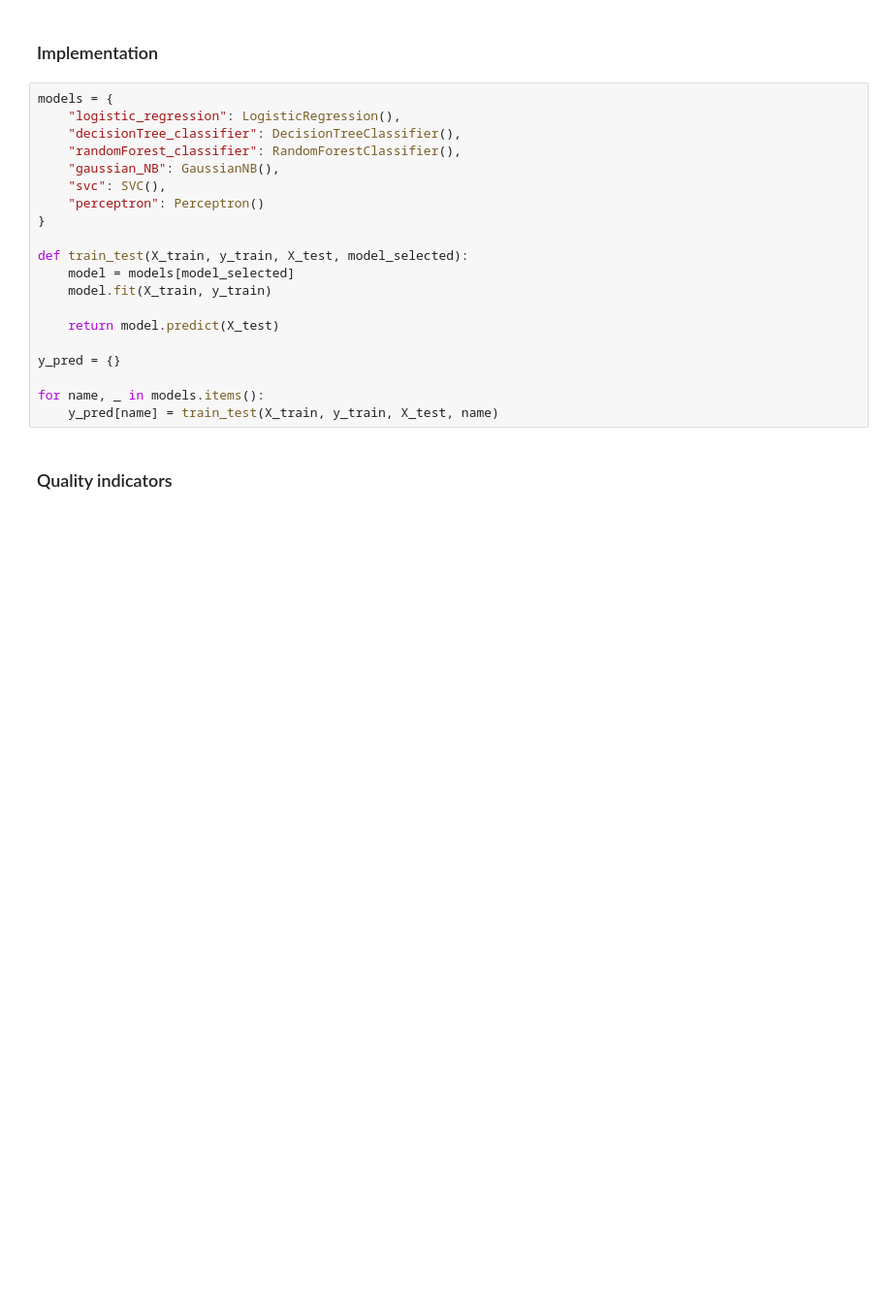
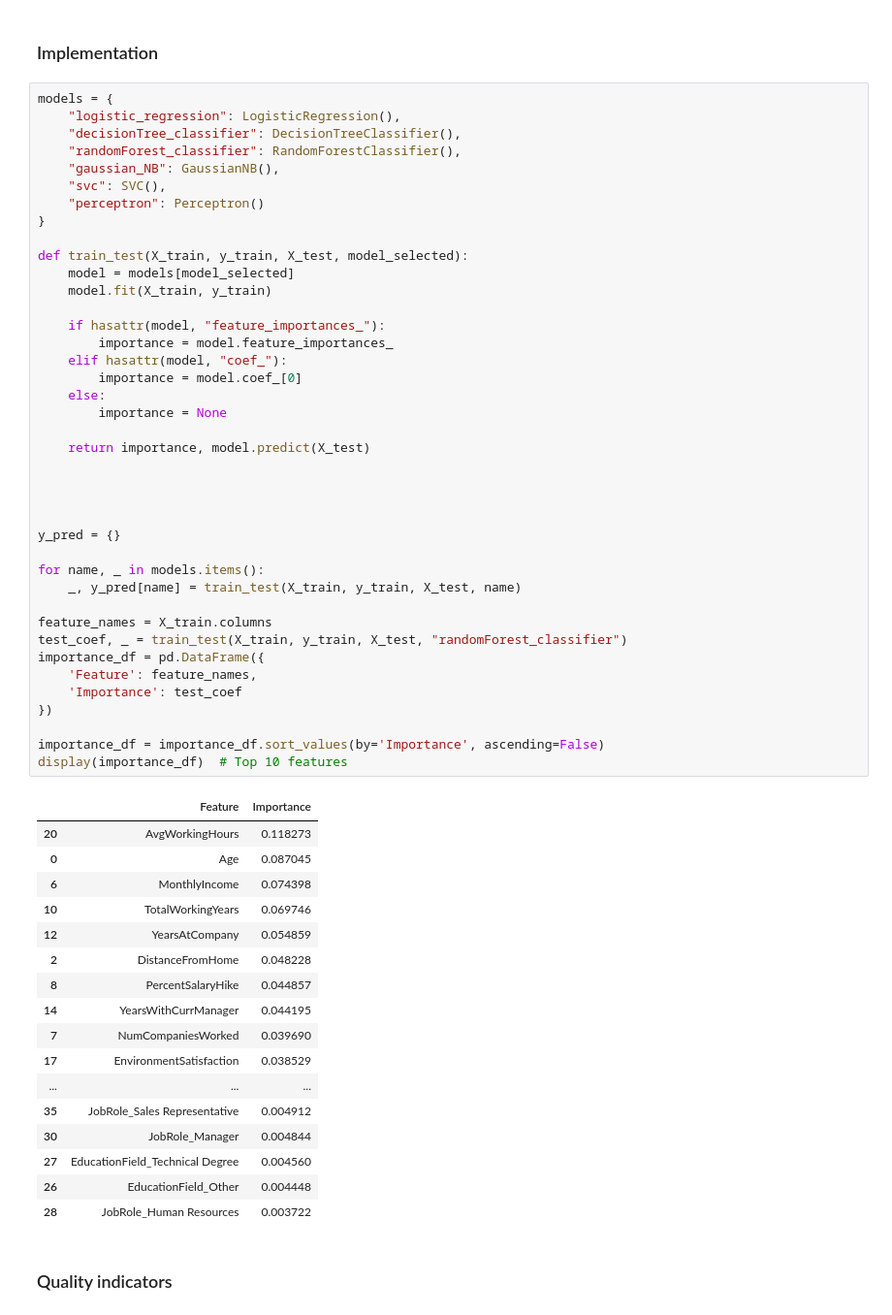
Before and after one commit to Low8/AI-group_5, a Jupyter notebook: project.ipynb, the cells around one changed output. Shown at 97% size. Cells and saved outputs as stored; diff of their text form; blank space fills up the shorter version.

Commit message:
add importance coef df

```diff
--- a/project.ipynb
+++ b/project.ipynb
@@ -336,23 +336,61 @@ X_train, X_test, y_train, y_test = train_test_split(X, y, test_size=0.3, random_
 # %%
 models = {
     "logistic_regression": LogisticRegression(),
     "decisionTree_classifier": DecisionTreeClassifier(),
     "randomForest_classifier": RandomForestClassifier(),
     "gaussian_NB": GaussianNB(),
     "svc": SVC(),
     "perceptron": Perceptron()
 }
 
 def train_test(X_train, y_train, X_test, model_selected):
     model = models[model_selected]
     model.fit(X_train, y_train)
 
-    return model.predict(X_test)
+    if hasattr(model, "feature_importances_"):
+        importance = model.feature_importances_
+    elif hasattr(model, "coef_"):
+        importance = model.coef_[0]
+    else:
+        importance = None
+
+    return importance, model.predict(X_test)
+
+
+
 
 y_pred = {}
 
 for name, _ in models.items():
-    y_pred[name] = train_test(X_train, y_train, X_test, name)
+    _, y_pred[name] = train_test(X_train, y_train, X_test, name)
+
+feature_names = X_train.columns
+test_coef, _ = train_test(X_train, y_train, X_test, "randomForest_classifier")
+importance_df = pd.DataFrame({
+    'Feature': feature_names,
+    'Importance': test_coef
+})
+
+importance_df = importance_df.sort_values(by='Importance', ascending=False)
+display(importance_df)  # Top 10 features
+# %% [output]
+|  | Feature | Importance |
+| 20 | AvgWorkingHours | 0.118273 |
+| 0 | Age | 0.087045 |
+| 6 | MonthlyIncome | 0.074398 |
+| 10 | TotalWorkingYears | 0.069746 |
+| 12 | YearsAtCompany | 0.054859 |
+| 2 | DistanceFromHome | 0.048228 |
+| 8 | PercentSalaryHike | 0.044857 |
+| 14 | YearsWithCurrManager | 0.044195 |
+| 7 | NumCompaniesWorked | 0.039690 |
+| 17 | EnvironmentSatisfaction | 0.038529 |
+| ... | ... | ... |
+| 35 | JobRole_Sales Representative | 0.004912 |
+| 30 | JobRole_Manager | 0.004844 |
+| 27 | EducationField_Technical Degree | 0.004560 |
+| 26 | EducationField_Other | 0.004448 |
+| 28 | JobRole_Human Resources | 0.003722 |
 # %% [markdown]
 ### Quality indicators
 # %%
```
